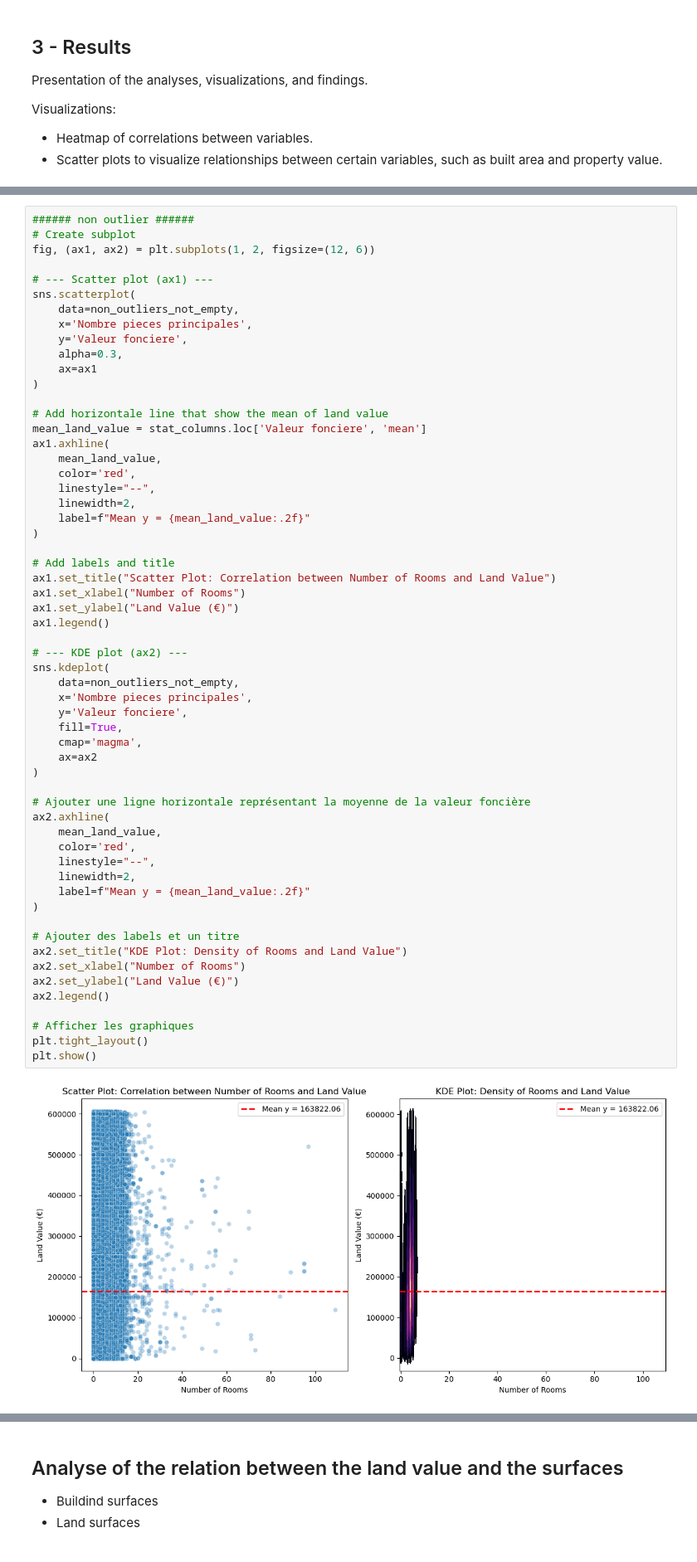
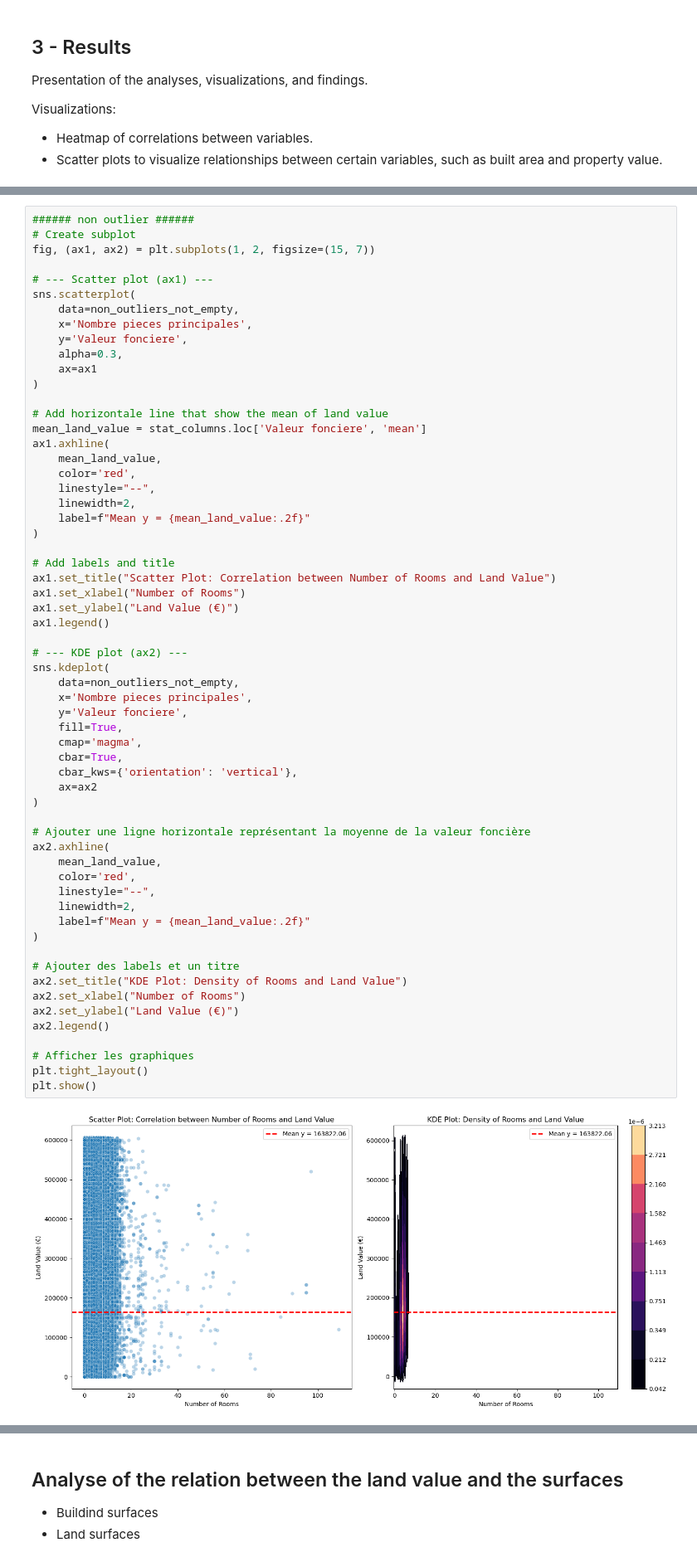
Before and after one commit to Kal3idoscope/Land-data-analysis-French-market, a Jupyter notebook: relationship_variables.ipynb, the cells around one changed output, grey strips where cells are left out. Shown at 83% size. Cells and saved outputs as stored; diff of their text form.

```diff
--- a/relationship_variables.ipynb
+++ b/relationship_variables.ipynb
@@ -398,7 +367,7 @@ non_outliers['surface en plage'] = non_outliers['surface en plage'].astype(str)
 # %%
 ###### non outlier ######
 # Create subplot
-fig, (ax1, ax2) = plt.subplots(1, 2, figsize=(12, 6))
+fig, (ax1, ax2) = plt.subplots(1, 2, figsize=(15, 7))
 
 # --- Scatter plot (ax1) ---
 sns.scatterplot(
@@ -427,31 +396,33 @@ ax1.legend()
 
 # --- KDE plot (ax2) ---
 sns.kdeplot(
     data=non_outliers_not_empty,
     x='Nombre pieces principales',
     y='Valeur fonciere',
     fill=True,
     cmap='magma',
+    cbar=True,
+    cbar_kws={'orientation': 'vertical'},
     ax=ax2
 )
 
 # Ajouter une ligne horizontale représentant la moyenne de la valeur foncière
 ax2.axhline(
     mean_land_value,
     color='red',
     linestyle="--",
     linewidth=2,
     label=f"Mean y = {mean_land_value:.2f}"
 )
 
 # Ajouter des labels et un titre
 ax2.set_title("KDE Plot: Density of Rooms and Land Value")
 ax2.set_xlabel("Number of Rooms")
 ax2.set_ylabel("Land Value (€)")
 ax2.legend()
 
 # Afficher les graphiques
 plt.tight_layout()
 plt.show()
 # %% [output]
-[figure, old version]
+[figure, new version]
```
Also changed, not shown: parts of 29 cells of this notebook.
